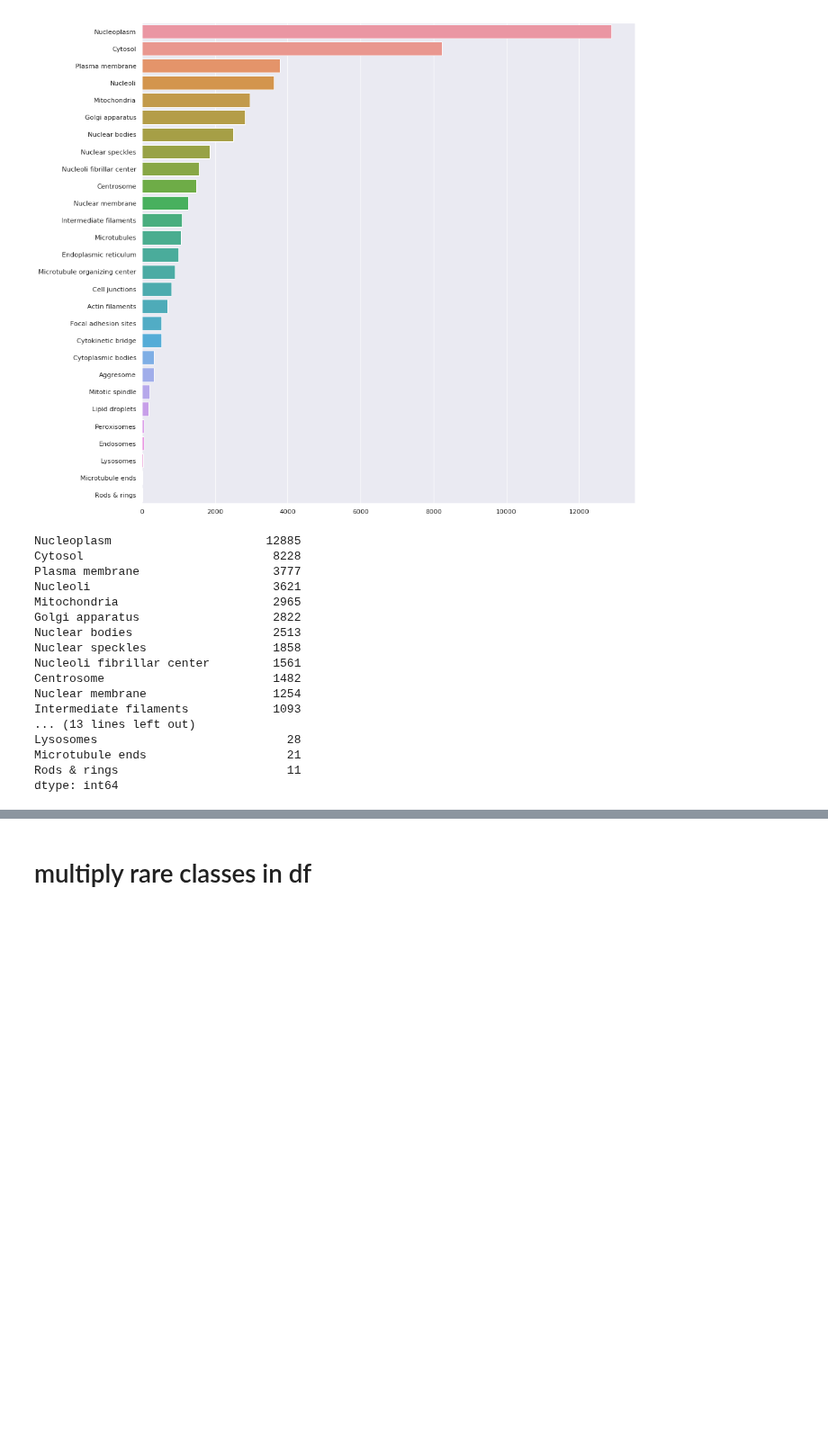
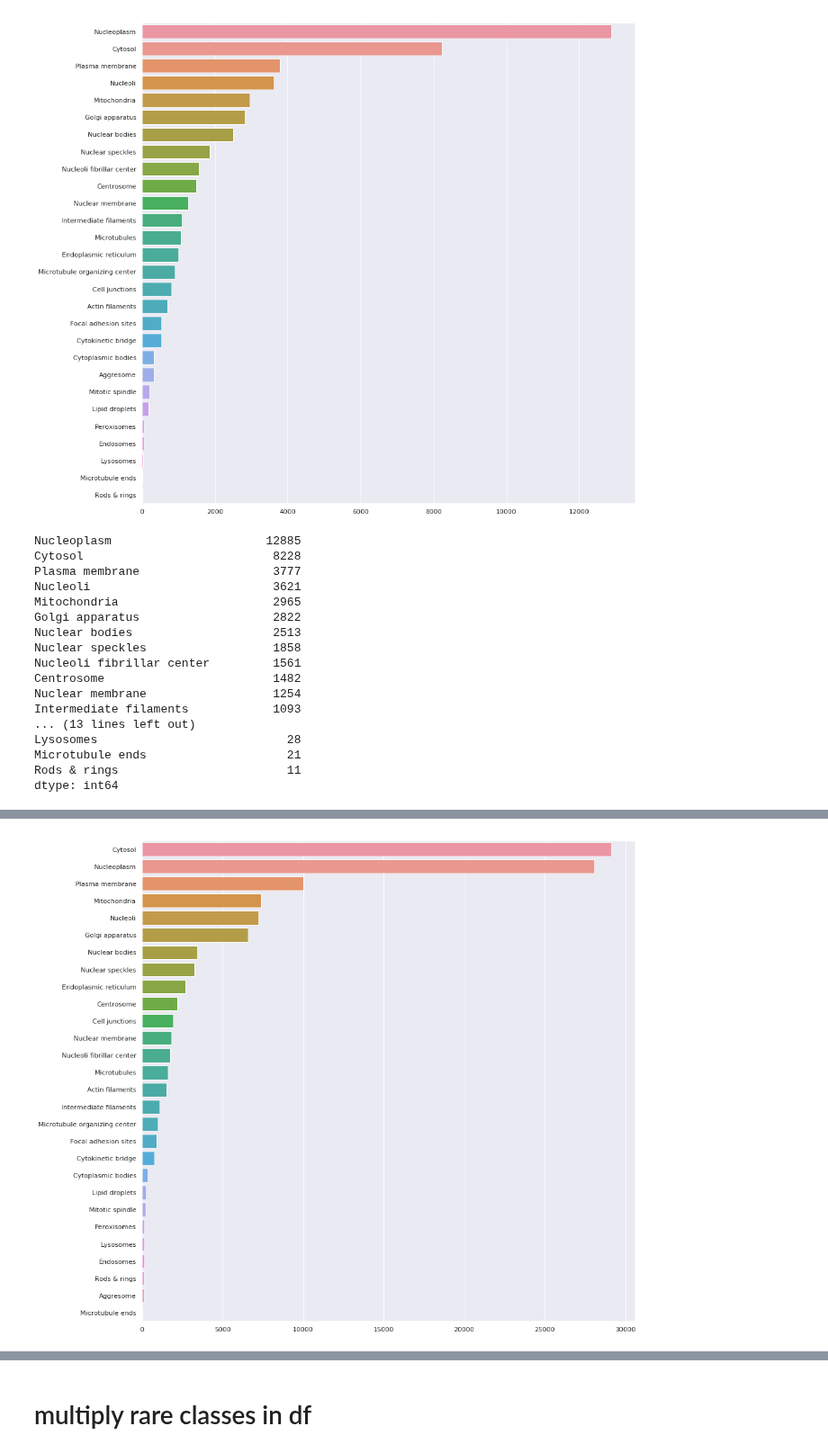
Before and after one commit to ChristophNeuner/human-protein-atlas-image-classification, a Jupyter notebook: oversampling_train.ipynb, the cells around one changed output, grey strips where cells are left out. Shown at 90% size. Drawn from its saved outputs; the diff is of its cells as text; code cells hidden in the pictures; blank space fills up the shorter version.

```diff
--- a/oversampling_train.ipynb
+++ b/oversampling_train.ipynb
@@ -36,6 +36,7 @@ TRAIN_CSV = 'train.csv'
 TRAIN_CSV_MULTI = 'train_oversampled_only.csv'
 TRAIN_CSV_MULTI_AND_ORIG = 'train_oversampled_and_original.csv'
 LBS_BALANCED = 'lbs_balanced.csv'
+EXTRA_HPA_DATA_CSV = STAGE_ONE_DATA/'HPAv18RBGY_wodpl.csv'
 
 label_names = {
     0:  "Nucleoplasm",
@@ -128,0 +136,3 @@ dtype: int64
+# %%
+extra_data_labels = pd.read_csv(EXTRA_HPA_DATA_CSV)
+extra_data_labels.head()
@@ -128,0 +146,4 @@ dtype: int64
+# %%
+extra_data_target_counts = get_labels_distribution(extra_data_labels)
+# %% [output]
+[figure, added]
```
Also changed, not shown: parts of 7 cells of this notebook, 4 other files.
